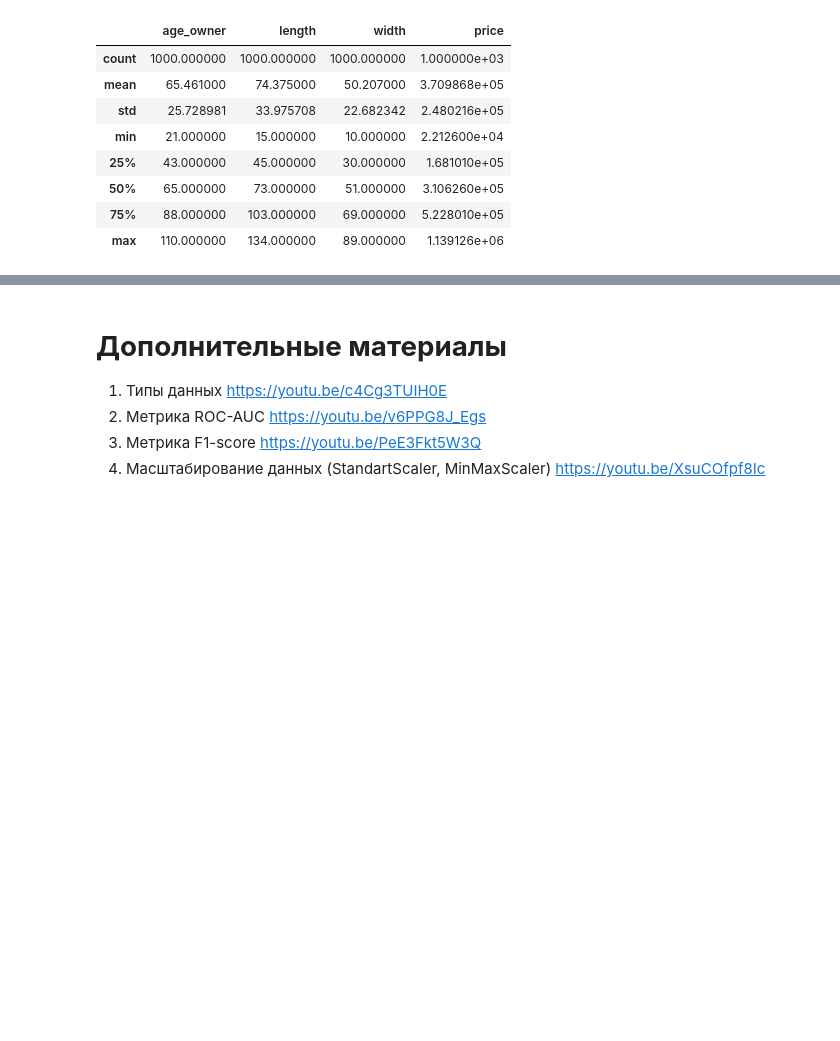
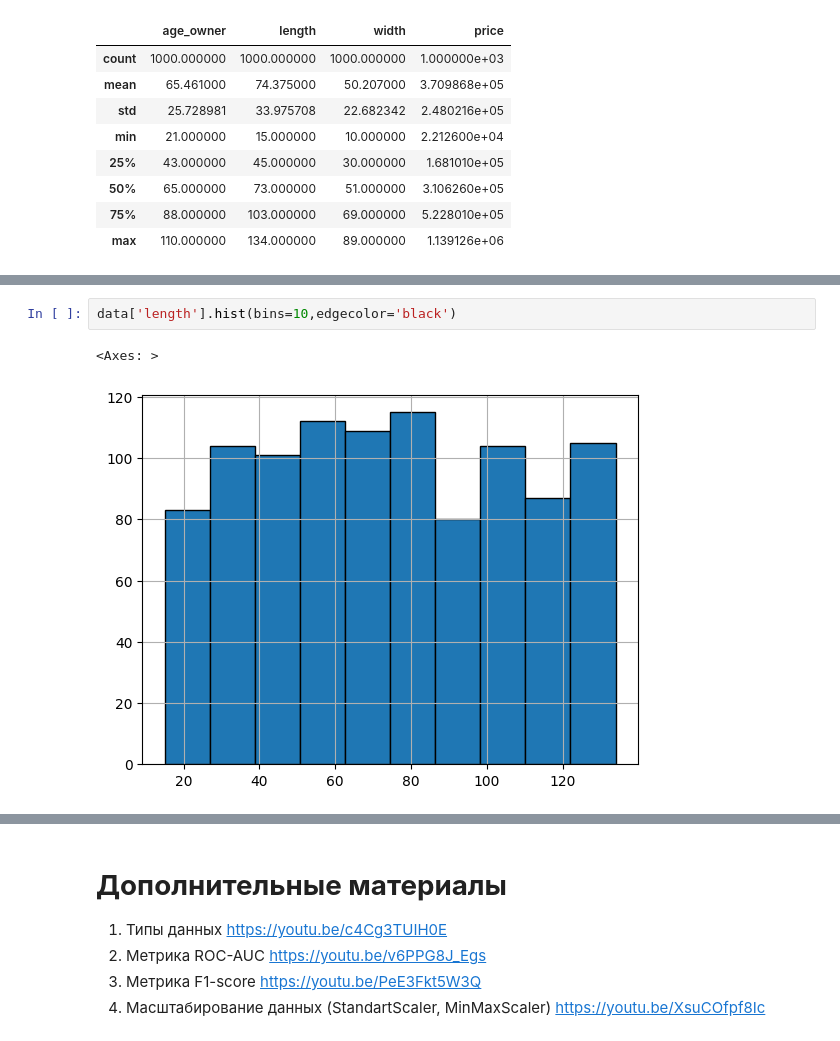
Before and after one commit to BirukovAlex/neto_Python, a Jupyter notebook: Проблема_качества_данных.ipynb, the cells around one changed output, grey strips where cells are left out. Drawn from its saved outputs; the diff is of its cells as text; blank space fills up the shorter version.

```diff
--- a/Проблема_качества_данных.ipynb
+++ b/Проблема_качества_данных.ipynb
@@ -78,0 +90,5 @@ Name: length, Length: 120, dtype: int64
+# %%
+data['length'].hist(bins=10,edgecolor='black')
+# %% [output]
+<Axes: >
+[figure, added]
```
Also changed, not shown: parts of 19 cells of this notebook.
